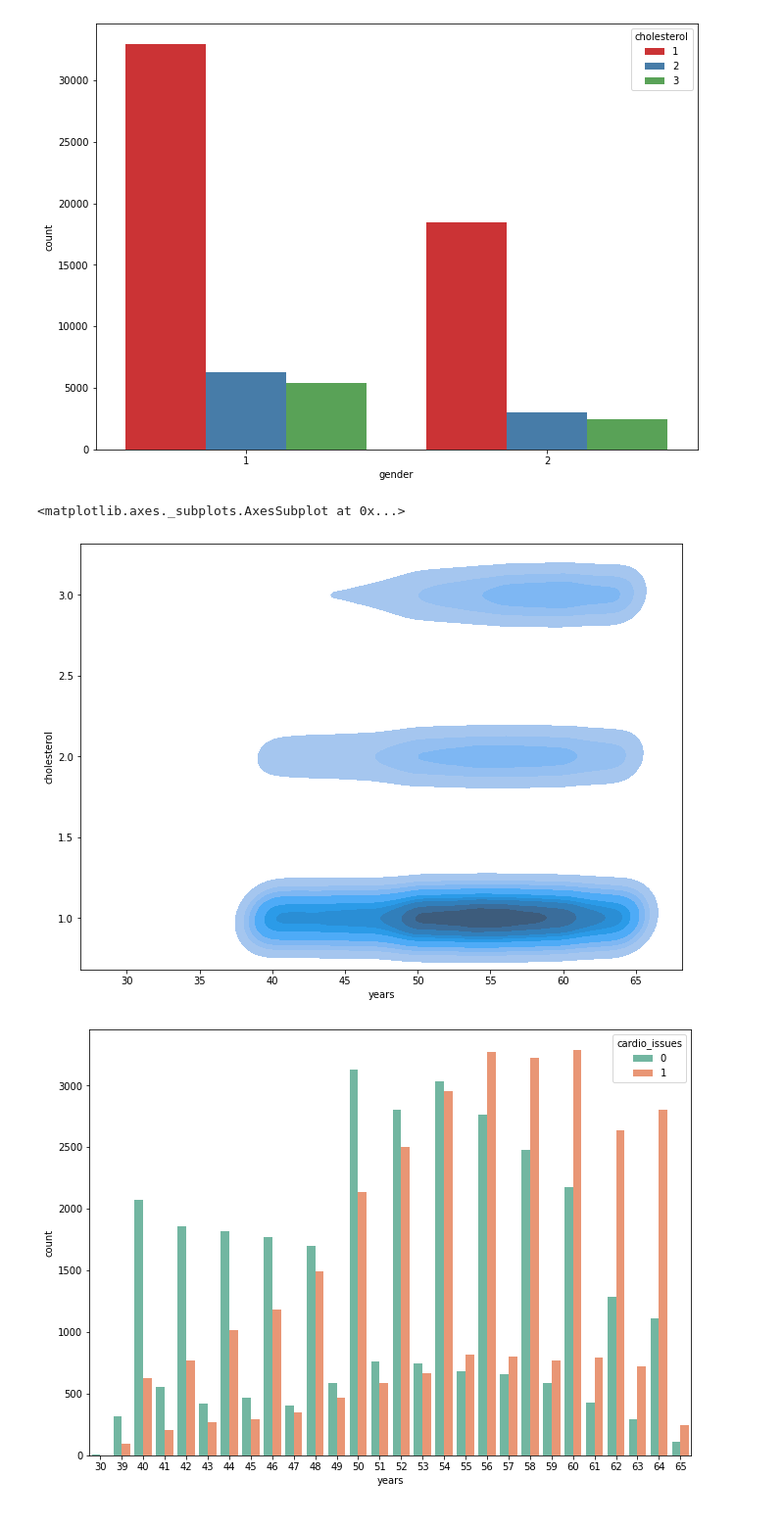
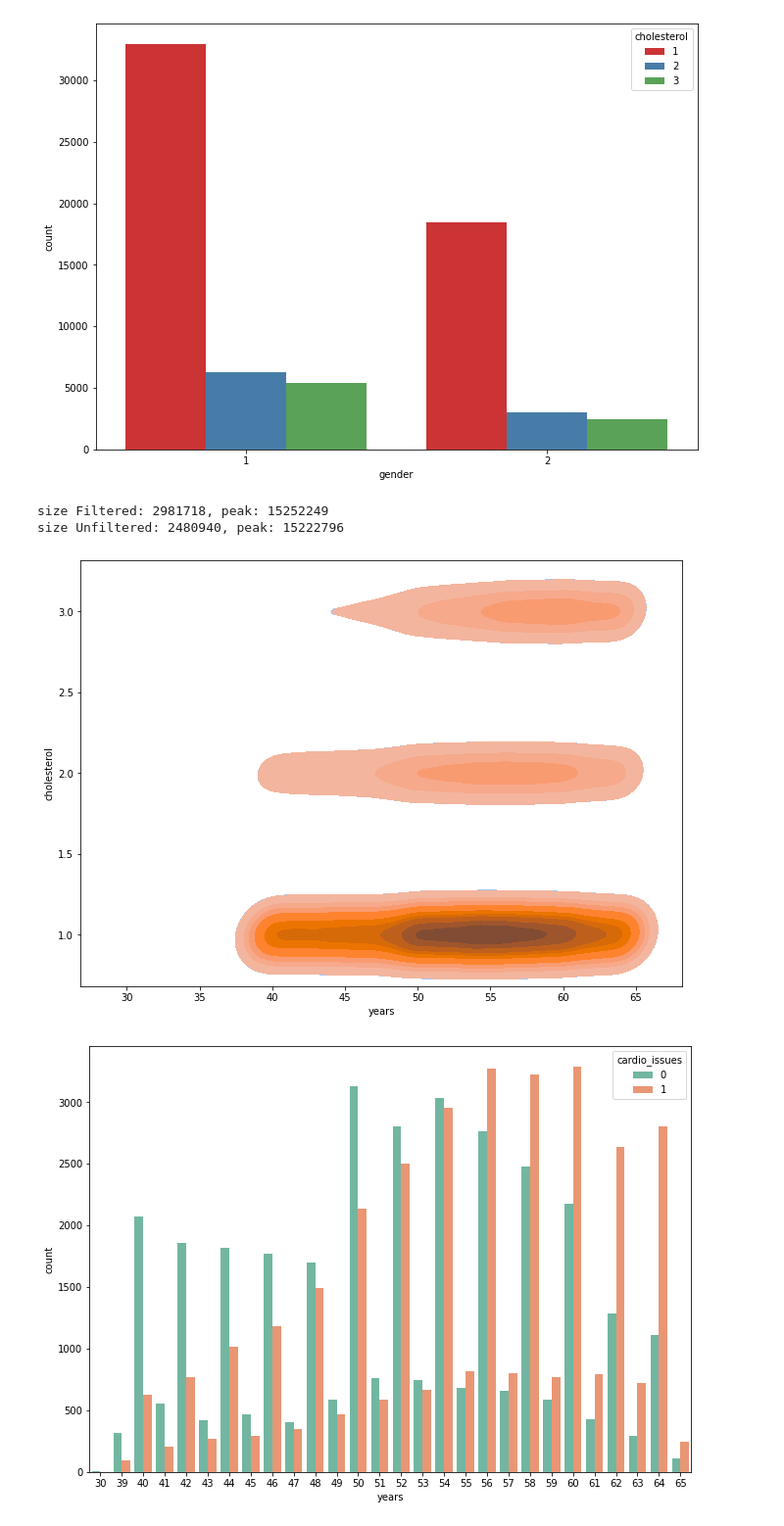
Before and after one commit to bojiix/RAM-OSI-BAN-AI, a Jupyter notebook: SDP_team_project_Group9.ipynb, the cells around one changed output. Shown at 98% size. Saved outputs shown, nothing was run; the diff lists cells and outputs as text; code cells hidden in the pictures.

```diff
--- a/SDP_team_project_Group9.ipynb
+++ b/SDP_team_project_Group9.ipynb
@@ -549,10 +549,36 @@ sns.countplot(x='gender', hue='cholesterol', data = data, palette="Set1");
 # %% [output]
 [figure]
 # %%
-sns.kdeplot(data['years'],data['cholesterol'],shade =True)
+def DrawSns(dataSet):
+  sns.kdeplot(dataSet['years'],dataSet['cholesterol'],shade =True)
+  return
-# %% [output]
-<matplotlib.axes._subplots.AxesSubplot at 0x...>
-[figure, removed]
+# %%
+import tracemalloc
+np.random.seed(0)
+values = np.random.randint(1, 100, size=100000)
+output=[None] * len(values)
+y = np.zeros(2*len(values))
+tracemalloc.start()
+
+DrawSns(data)
+
+first_size, first_peak = tracemalloc.get_traced_memory()
+tracemalloc.clear_traces()
+
+DrawSns(df)
+
+second_size, second_peak = tracemalloc.get_traced_memory()
+tracemalloc.clear_traces()
+
+print(f"size Filtered: {first_size}, peak: {first_peak}")
+print(f"size Unfiltered: {second_size}, peak: {second_peak}")
+
+
+tracemalloc.stop()
+# %% [output]
+size Filtered: 2981718, peak: 15252249
+size Unfiltered: 2480940, peak: 15222796
+[figure, added]
 # %%
 sns.countplot(x='years', hue='cardio_issues', data = df, palette="Set2");
 # %% [output]
```
Also changed, not shown: parts of 3 cells of this notebook.
